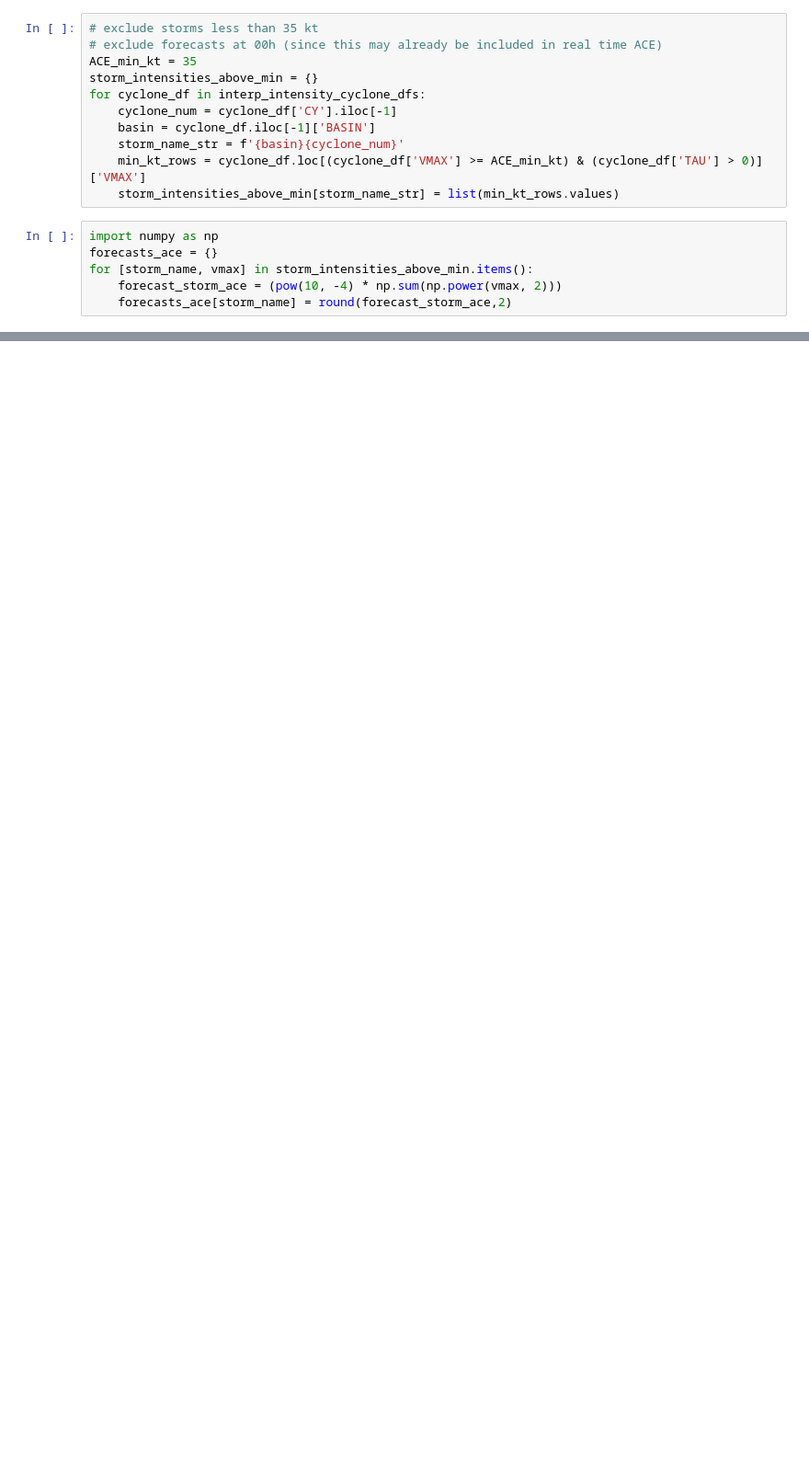
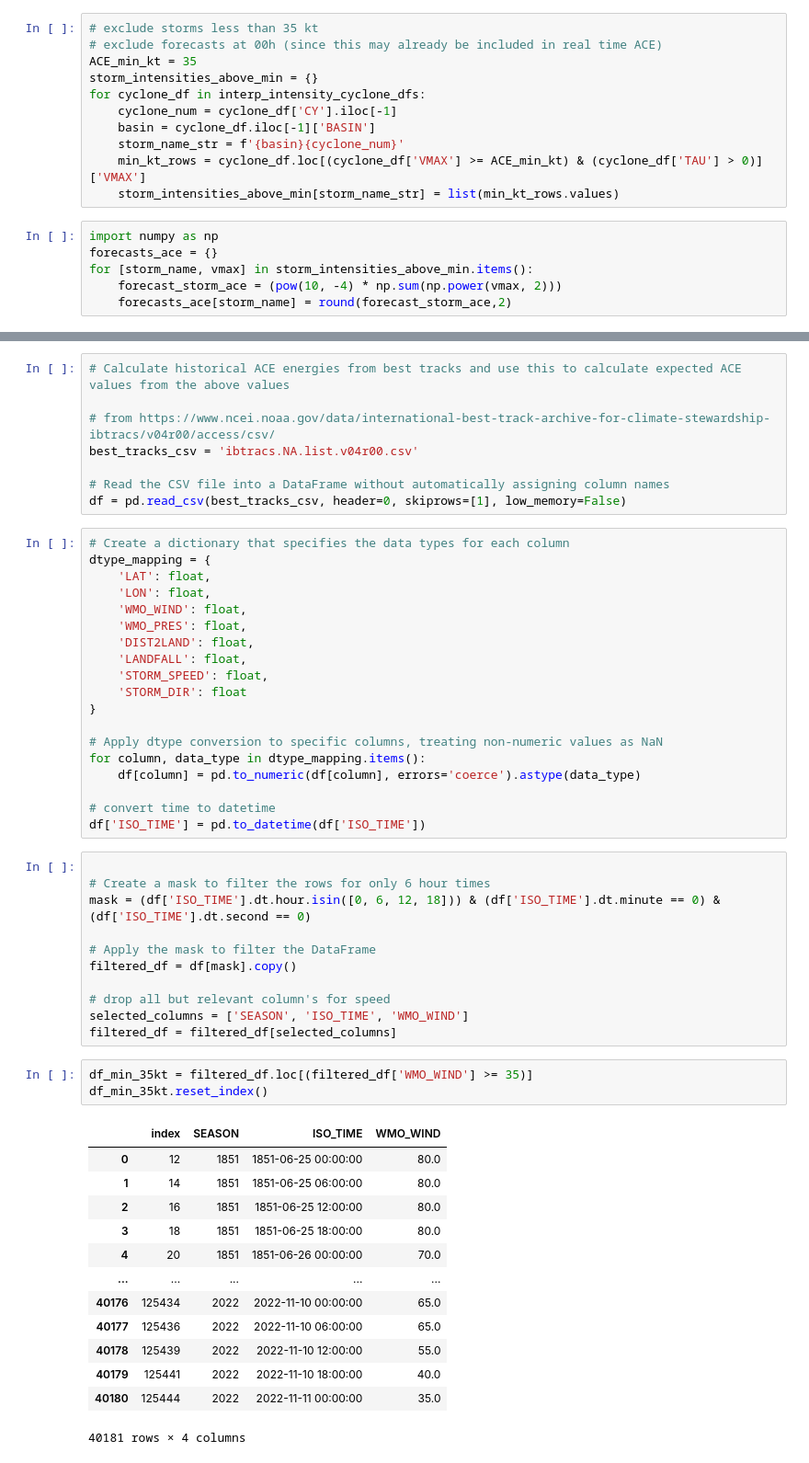
Before and after one commit to JRPdata/wastebook, a Jupyter notebook: ACE_AL_forecast.ipynb, the cells around one changed output, grey strips where cells are left out. Shown: that part at 92% size. Drawn from its saved outputs; the diff is of its cells as text; blank space fills up the shorter version.

Commit message:
Added historical analysis for ACE and ACE forecast probabilities with auto-tuning

```diff
--- a/ACE_AL_forecast.ipynb
+++ b/ACE_AL_forecast.ipynb
@@ -226,0 +286,55 @@ print(interp_intensity_cyclone_dfs)
+# %%
+# Calculate historical ACE energies from best tracks and use this to calculate expected ACE values from the above values
+
+# from https://www.ncei.noaa.gov/data/international-best-track-archive-for-climate-stewardship-ibtracs/v04r00/access/csv/
+best_tracks_csv = 'ibtracs.NA.list.v04r00.csv'
+
+# Read the CSV file into a DataFrame without automatically assigning column names
+df = pd.read_csv(best_tracks_csv, header=0, skiprows=[1], low_memory=False)
+# %%
+# Create a dictionary that specifies the data types for each column
+dtype_mapping = {
+    'LAT': float,
+    'LON': float,
+    'WMO_WIND': float,
+    'WMO_PRES': float,
+    'DIST2LAND': float,
+    'LANDFALL': float,
+    'STORM_SPEED': float,
+    'STORM_DIR': float
+}
+
+# Apply dtype conversion to specific columns, treating non-numeric values as NaN
+for column, data_type in dtype_mapping.items():
+    df[column] = pd.to_numeric(df[column], errors='coerce').astype(data_type)
+
+# convert time to datetime
+df['ISO_TIME'] = pd.to_datetime(df['ISO_TIME'])
+# %%
+
+# Create a mask to filter the rows for only 6 hour times
+mask = (df['ISO_TIME'].dt.hour.isin([0, 6, 12, 18])) & (df['ISO_TIME'].dt.minute == 0) & (df['ISO_TIME'].dt.second == 0)
+
+# Apply the mask to filter the DataFrame
+filtered_df = df[mask].copy()
+
+# drop all but relevant column's for speed
+selected_columns = ['SEASON', 'ISO_TIME', 'WMO_WIND']
+filtered_df = filtered_df[selected_columns]
+# %%
+df_min_35kt = filtered_df.loc[(filtered_df['WMO_WIND'] >= 35)]
+df_min_35kt.reset_index()
+# %% [output]
+|  | index | SEASON | ISO_TIME | WMO_WIND |
+| 0 | 12 | 1851 | 1851-06-25 00:00:00 | 80.0 |
+| 1 | 14 | 1851 | 1851-06-25 06:00:00 | 80.0 |
+| 2 | 16 | 1851 | 1851-06-25 12:00:00 | 80.0 |
+| 3 | 18 | 1851 | 1851-06-25 18:00:00 | 80.0 |
+| 4 | 20 | 1851 | 1851-06-26 00:00:00 | 70.0 |
+| ... | ... | ... | ... | ... |
+| 40176 | 125434 | 2022 | 2022-11-10 00:00:00 | 65.0 |
+| 40177 | 125436 | 2022 | 2022-11-10 06:00:00 | 65.0 |
+| 40178 | 125439 | 2022 | 2022-11-10 12:00:00 | 55.0 |
+| 40179 | 125441 | 2022 | 2022-11-10 18:00:00 | 40.0 |
+| 40180 | 125444 | 2022 | 2022-11-11 00:00:00 | 35.0 |
+40181 rows × 4 columns
```
Also changed, not shown: parts of 19 cells of this notebook.
